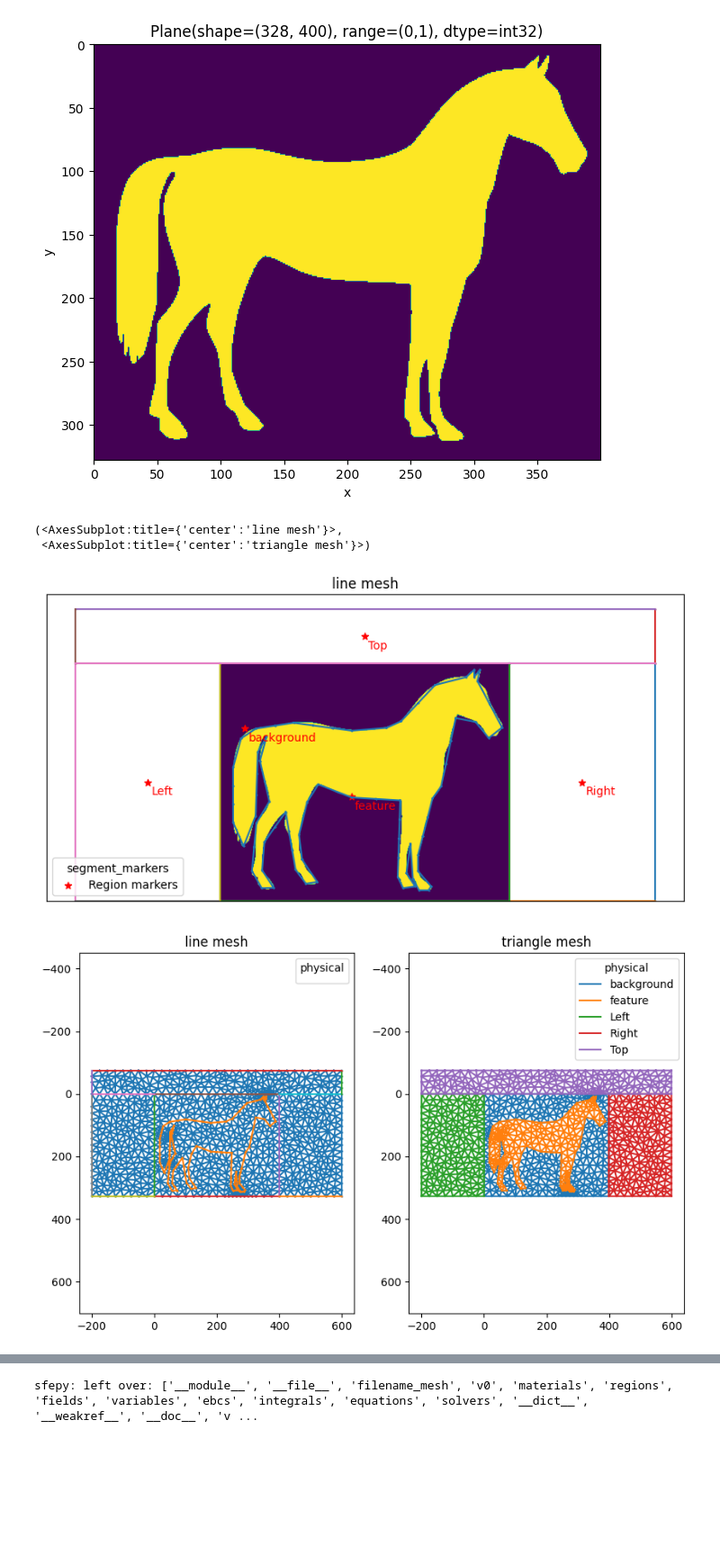
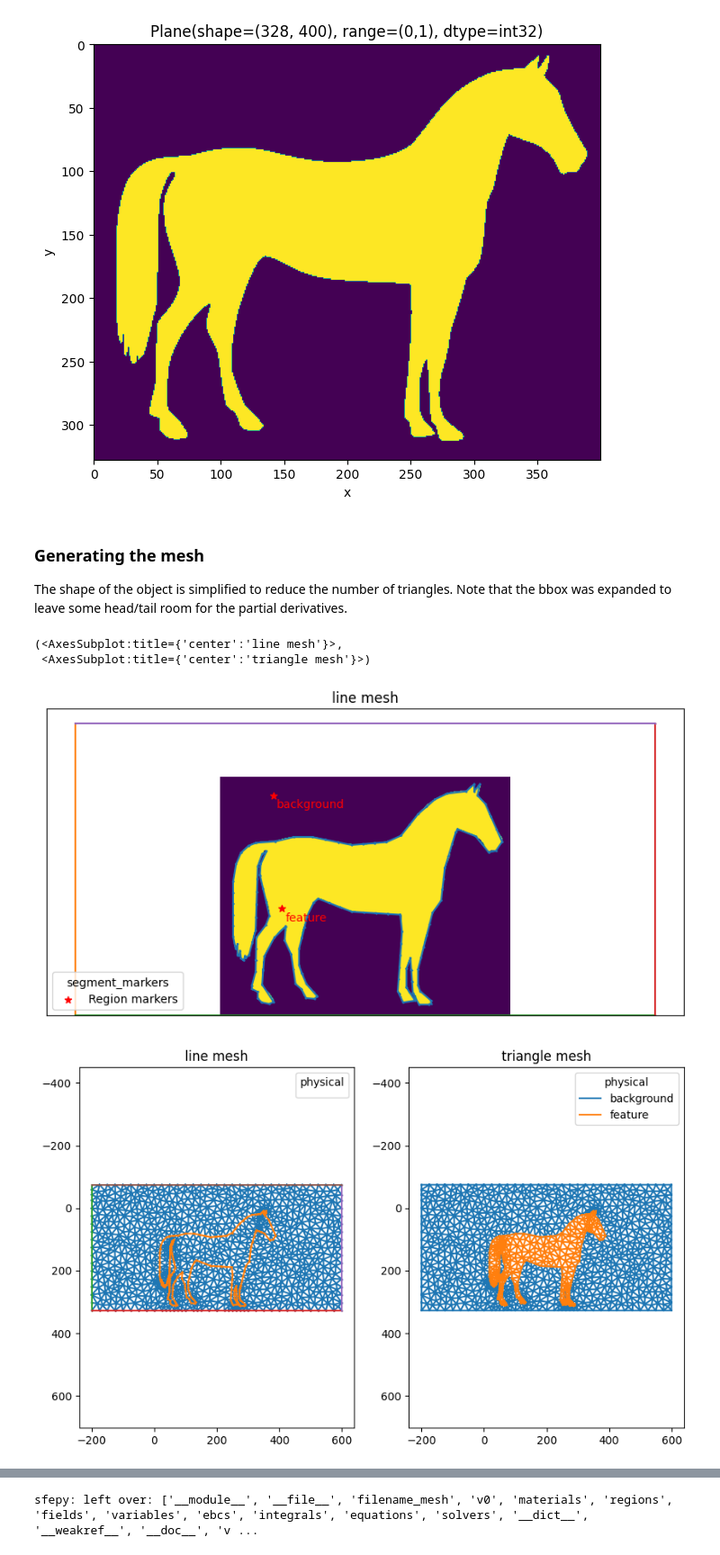
Before and after one commit to hpgem/nanomesh, a Jupyter notebook: notebooks/finite_elements/how_to_use_with_sfepy_horse.ipynb, the cells around one changed output, grey strips where cells are left out. Shown at 90% size. Cells and saved outputs as stored; diff of their text form; code cells hidden in the pictures; blank space fills up the shorter version.

```diff
--- a/notebooks/finite_elements/how_to_use_with_sfepy_horse.ipynb
+++ b/notebooks/finite_elements/how_to_use_with_sfepy_horse.ipynb
@@ -41,21 +33,25 @@ plane.show(title=str(plane))
 # %% [output]
 <AxesSubplot:title={'center':'Plane(shape=(328, 400), range=(0,1), dtype=int32)'}, xlabel='x', ylabel='y'>
 [figure]
+# %% [markdown]
+### Generating the mesh
+
+The shape of the object is simplified to reduce the number of triangles. Note that the bbox was expanded to leave some head/tail room for the partial derivatives.
 # %%
 from nanomesh import Mesher
 
 mesher = Mesher(plane)
-mesher.generate_contour(precision=5, max_edge_dist=25)
-mesher.pad_contour(side='left', width=200, name='Left')
-mesher.pad_contour(side='right', width=200, name='Right')
-mesher.pad_contour(side='top', width=75, name='Top')
+mesher.bbox = [[  -75,   -200],
+        [327,   -200],
+        [327, 599],
+        [  -75, 599]]
+mesher.generate_contour(precision=2, max_edge_dist=15)
 mesher.plot_contour()
-
 
 nanomesh_mesh = mesher.triangulate(opts='pAq30a300')
 nanomesh_mesh.plot()
 # %% [output]
 (<AxesSubplot:title={'center':'line mesh'}>,
  <AxesSubplot:title={'center':'triangle mesh'}>)
-[figure, old version]
+[figure, new version]
-[figure, old version]
+[figure, new version]
```
Also changed, not shown: parts of 29 cells of this notebook, 1 other file.
